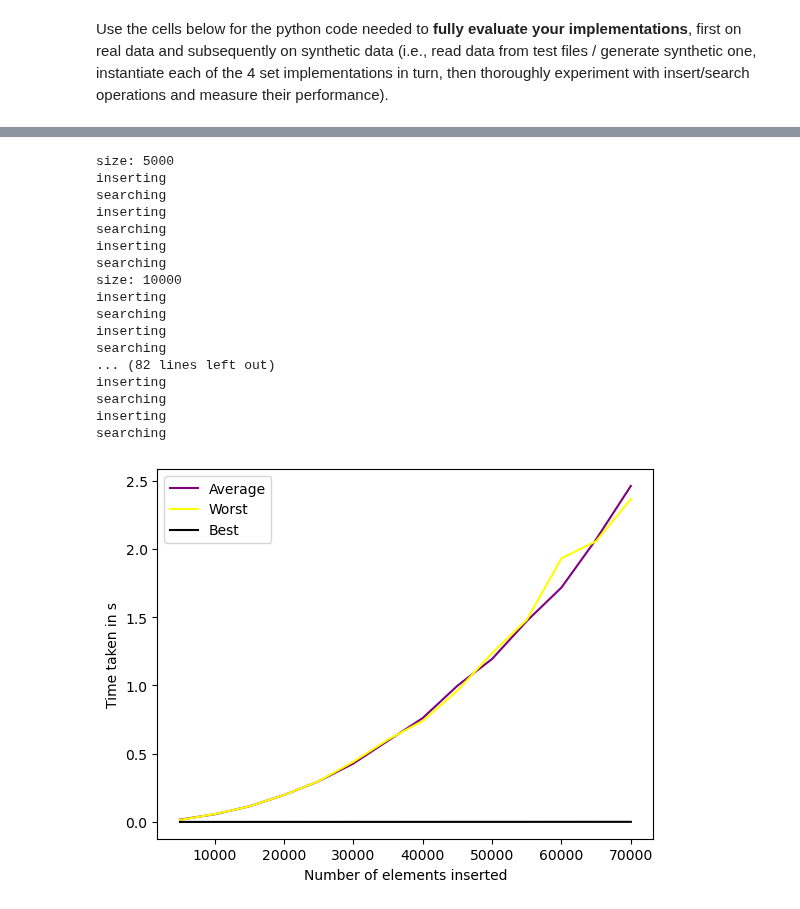
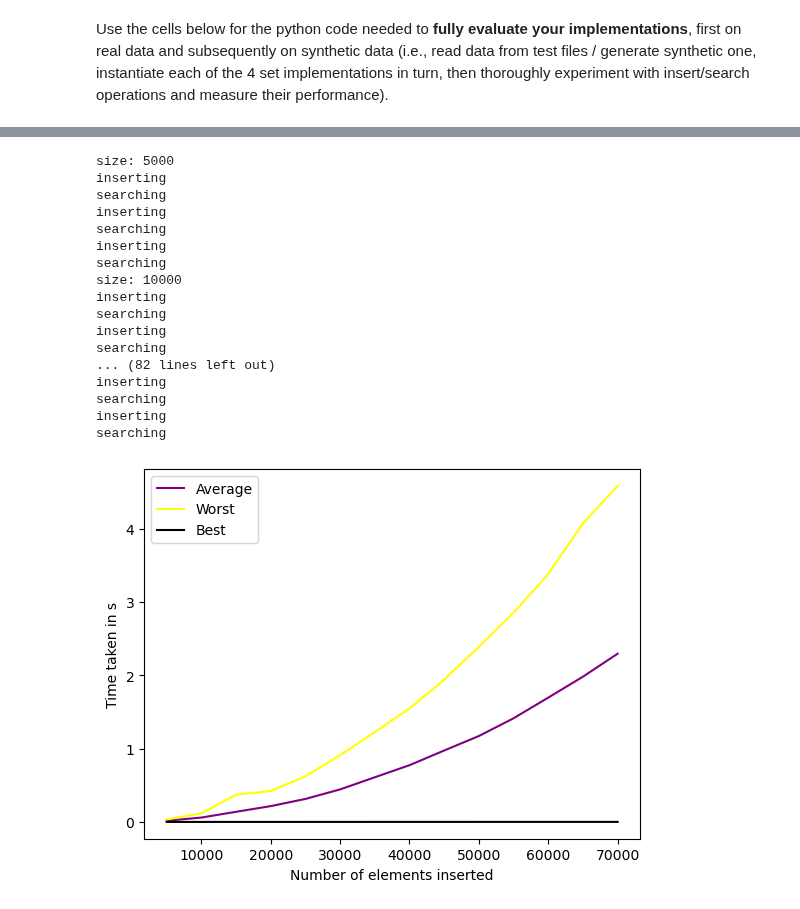
Before and after one commit to YulinCHEN-CS/Search-Algorithm, a Jupyter notebook: SetMembership.ipynb, the cells around one changed output, grey strips where cells are left out. Cells and saved outputs as stored; diff of their text form; code cells hidden in the pictures.

```diff
--- a/SetMembership.ipynb
+++ b/SetMembership.ipynb
@@ -669,8 +669,6 @@ class WorstCaseSeqTest(TestClass):
                 if search in self.insert_data:
                     self.search_data.remove(search)
                     self.search_data + self.gen.generateData(1)
-                else:
-                    break
             for item in self.search_data:
                 self.sequential_worst.searchElement(item)
         elif struct == "best":
@@ -711,31 +709,31 @@ class WorstCaseSeqTest(TestClass):
             plt.plot(sizes, average_times, color='purple', label="Average")
             plt.plot(sizes, worst_times, color='yellow', label="Worst")
             plt.plot(sizes, best_times, color='black', label="Best")
 
             plt.xlabel("Number of elements inserted")
             plt.ylabel("Time taken in s")
             plt.legend()
             plt.show()
 
 
 te = WorstCaseSeqTest()
 te.all_test("search")
 # %% [output]
 size: 5000
 inserting
 searching
 inserting
 searching
 inserting
 searching
 size: 10000
 inserting
 searching
 inserting
 searching
 ... (82 lines left out)
 inserting
 searching
 inserting
 searching
-[figure, old version]
+[figure, new version]
```
Also changed, not shown: parts of 2 cells of this notebook.
